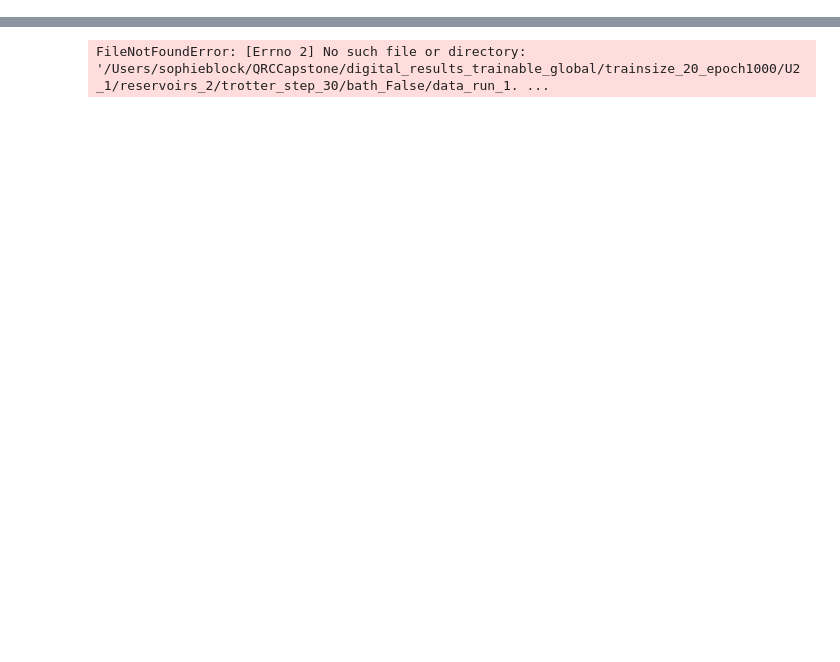
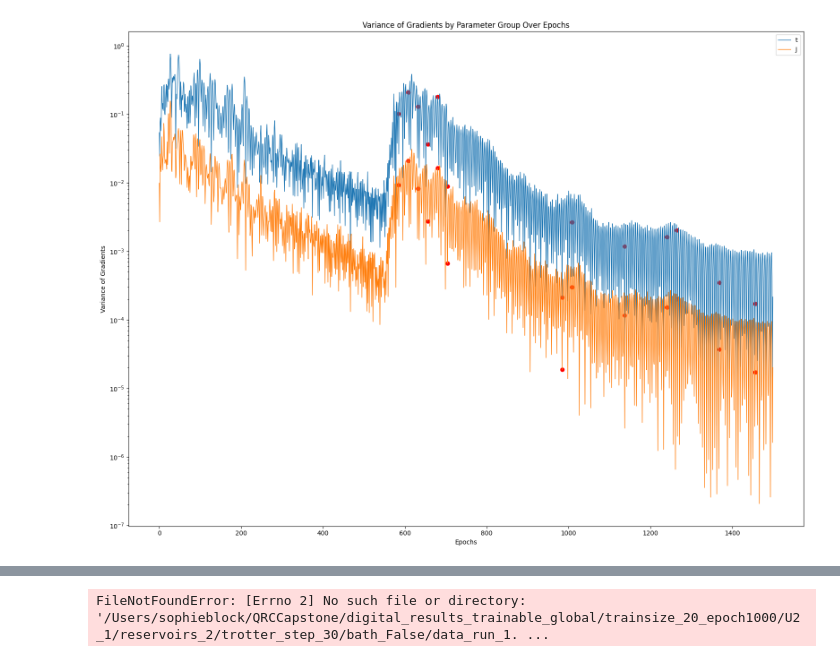
Before and after one commit to sophieblock/qrc, a Jupyter notebook: single_run_analysis.ipynb, the cells around one changed output, grey strips where cells are left out. Cells and saved outputs as stored; diff of their text form; code cells hidden in the pictures; blank space fills up the shorter version.

```diff
--- a/single_run_analysis.ipynb
+++ b/single_run_analysis.ipynb
@@ -3005,0 +257,12 @@ for param_to_vary, param_values in parameter_variations.items():
+# %%
+
+D = len(arr)
+time_steps = trot
+idx = jnp.arange(D)
+mask_tau = idx < time_steps
+mask_h   = (idx >= time_steps) & (idx < time_steps + 3)
+mask_J   = idx >= time_steps + 3
+run1 = a_lr[0]
+print(run1['t'])
+run2 = b_lr[0]
+print(run2['t'])
@@ -3005,0 +544,55 @@ for param_to_vary, param_values in parameter_variations.items():
+# %%
+import matplotlib.pyplot as plt
+import jax.numpy as jnp
+
+
+def plot_variance_param_type_per_epoch(variances,
+                                        type_label,
+                                        marked_epochs=[],
+                                        figsize=(16, 10),
+                                        ax=None,
+                                        point_markers=True,
+                                        ddof=0,
+                                        log_y=True):
+    # If no axis is provided, create a new figure and axis
+    if ax is None:
+        fig, ax = plt.subplots(figsize=figsize)
+
+    # Convert variances to a JAX array
+    variances = jnp.array(variances)
+
+    # Create an array for epochs
+    epochs = jnp.arange(len(variances))
+
+    # Plotting the variances
+    ax.plot(epochs, variances, label=type_label,linewidth=1.0)
+
+    # Mark specific epochs if provided
+    if marked_epochs:
+        for reduced_lr_epoch in marked_epochs:
+            if point_markers:
+                ax.scatter(reduced_lr_epoch, variances[reduced_lr_epoch], color='r')
+            else:
+                ax.axvline(x=reduced_lr_epoch, color='r', linestyle=':', alpha=0.6)
+
+    # Set plot titles and labels
+    ax.set_title('Variance of Gradients by Parameter Group Over Epochs')
+    ax.set_xlabel('Epochs')
+    ax.set_ylabel('Variance of Gradients')
+
+    # Set y-axis to logarithmic scale if specified
+    if log_y:
+        ax.set_yscale('log')
+
+    ax.legend()
+    ax.grid()
+fig, ax = plt.subplots(figsize=(16,12))
+
+plot_variance_param_type_per_epoch(variances_tau, 't', marked_epochs=marked_epochs,ax=ax)
+# plot_variance_param_type_per_epoch(variances_h, 'h', marked_epochs=marked_epochs,ax=ax)
+plot_variance_param_type_per_epoch(variances_J, 'J', marked_epochs=marked_epochs,ax=ax)
+
+plt.tight_layout()
+plt.show()
+# %% [output]
+[figure, added]
```
Also changed, not shown: parts of 89 cells of this notebook.
